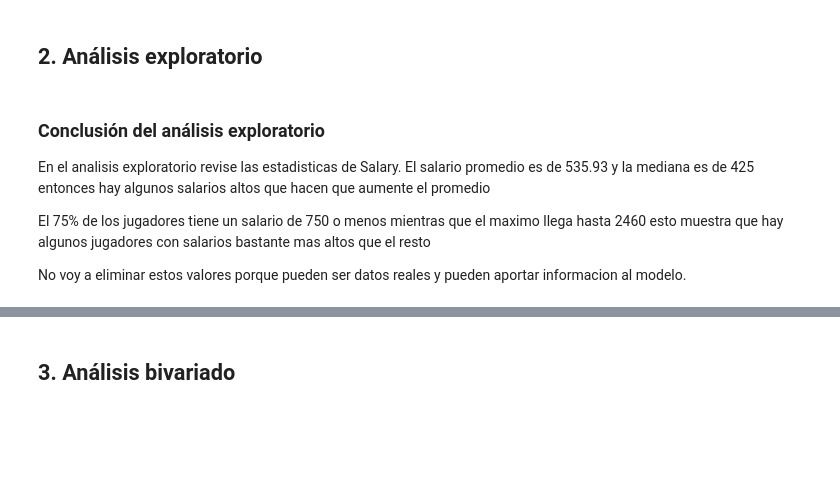
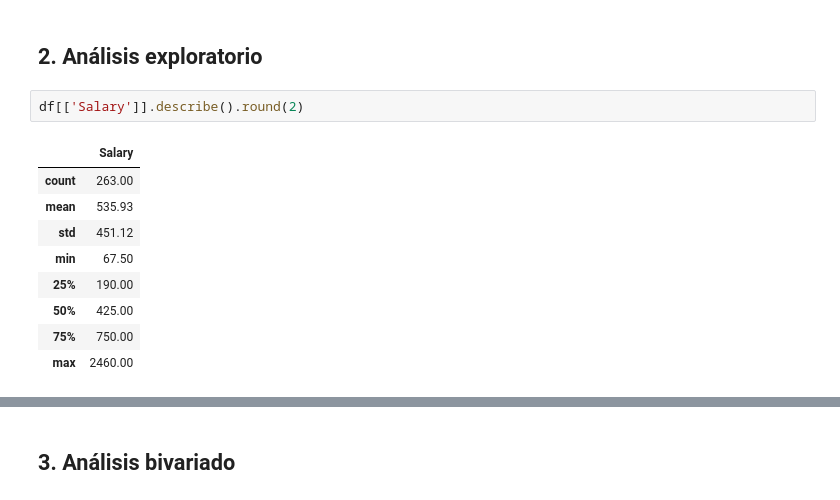
Before and after one commit to Mafergomezf/LABORATORIO_DE_APRENDIZAJE_ESTADISTICO, a Jupyter notebook: Clases Resueltas/EXAMEN1.ipynb, the cells around one changed output, grey strips where cells are left out. Drawn from its saved outputs; the diff is of its cells as text; blank space fills up the shorter version.

```diff
--- a/Clases Resueltas/EXAMEN1.ipynb
+++ b/Clases Resueltas/EXAMEN1.ipynb
@@ -139,11 +139,15 @@ despues de eso quedaron 263 observaciones
 tambien hay variables numericas y 3 categoricas que son League Division y NewLeague entonces mas adelante tengo que tomarlas en cuenta dependiendo del modelo
 # %% [markdown]
 ## 2. Análisis exploratorio
-# %% [markdown]
-### Conclusión del análisis exploratorio
-
-En el analisis exploratorio revise las estadisticas de Salary. El salario promedio es de 535.93 y la mediana es de 425 entonces hay algunos salarios altos que hacen que aumente el promedio
-
-El 75% de los jugadores tiene un salario de 750 o menos mientras que el maximo llega hasta 2460  esto muestra que hay algunos jugadores con salarios bastante mas altos que el resto
-
-No voy a eliminar estos valores porque pueden ser datos reales y pueden aportar informacion al modelo.
+# %%
+df[['Salary']].describe().round(2)
+# %% [output]
+|  | Salary |
+| count | 263.00 |
+| mean | 535.93 |
+| std | 451.12 |
+| min | 67.50 |
+| 25% | 190.00 |
+| 50% | 425.00 |
+| 75% | 750.00 |
+| max | 2460.00 |
```
Also changed, not shown: parts of 85 cells of this notebook.
